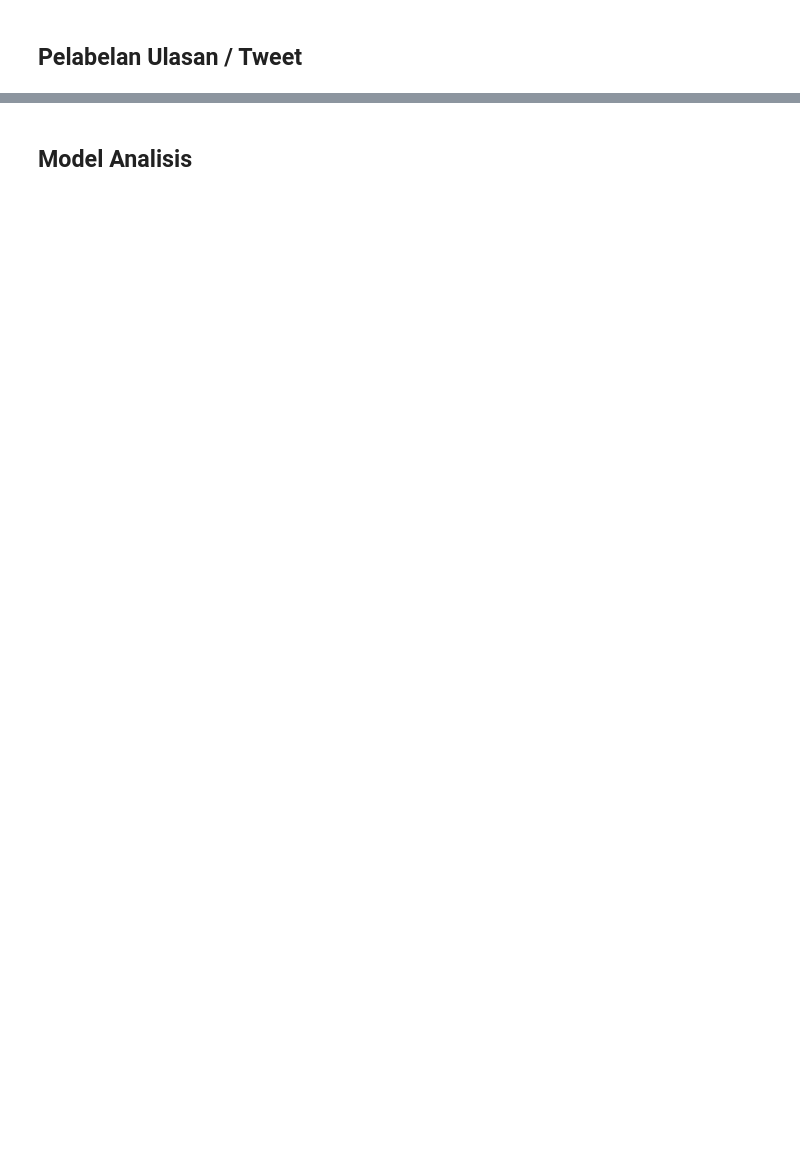
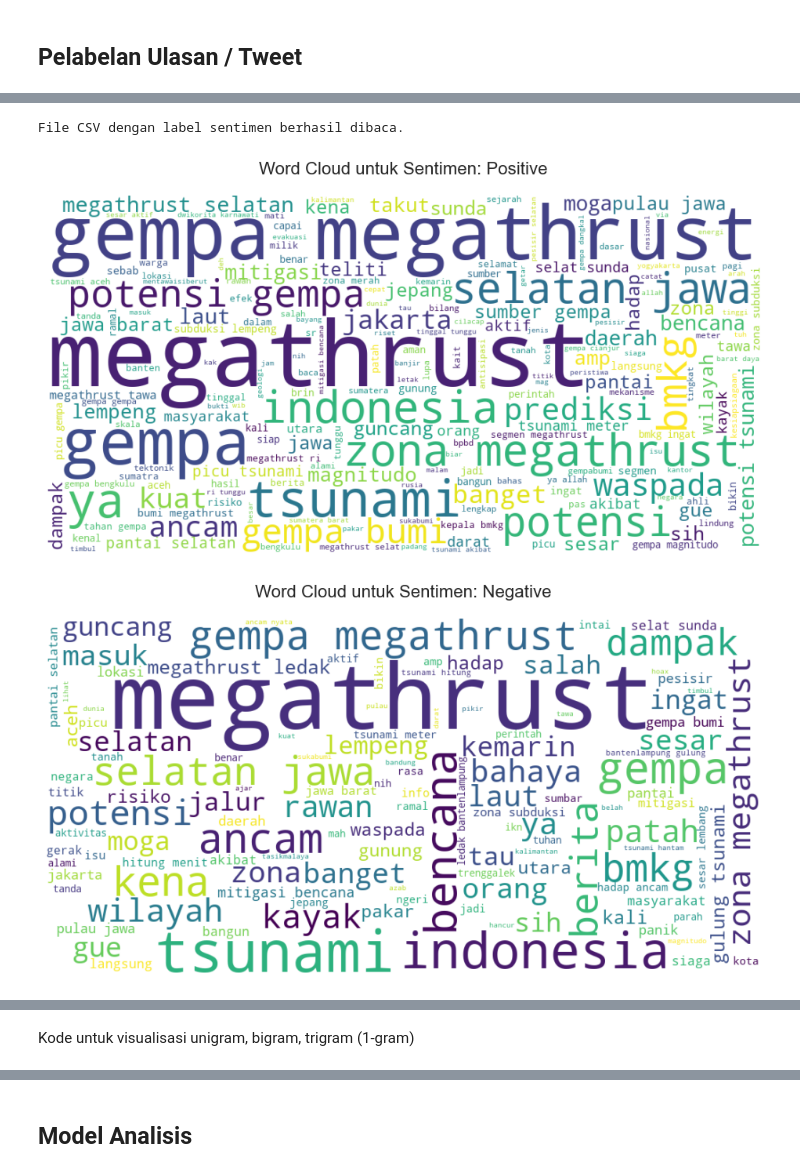
Before and after one commit to rixxx1810/Analisis-Sentimen-PemTeks, a Jupyter notebook: main.ipynb, the cells around one changed output, grey strips where cells are left out. Saved outputs shown, nothing was run; the diff lists cells and outputs as text; code cells hidden in the pictures; blank space fills up the shorter version.

```diff
--- a/main.ipynb
+++ b/main.ipynb
@@ -331,6 +484,6 @@ memory usage: 14.1+ KB
 # %%
 import pandas as pd
 # Langsung baca file dan tampilkan 5 baris pertama
-data = pd.read_csv("dataset/DatasetTahap2PraPemro.csv")
+data = pd.read_csv("dataset/DatasetTahap5PraPemro.csv")
 print(data.head())
 # %% [output]
@@ -468,0 +656,62 @@ dtype: int64
+# %%
+import pandas as pd
+from wordcloud import WordCloud
+import matplotlib.pyplot as plt
+
+# --- FUNGSI UNTUK MEMBUAT WORD CLOUD ---
+def buat_wordcloud_sentimen(df, sentimen):
+    """
+    Fungsi untuk memfilter data berdasarkan sentimen dan membuat Word Cloud.
+    - df: DataFrame yang berisi kolom 'steming_data' dan 'label'.
+    - sentimen: String nama sentimen ('positive', 'negative', atau 'neutral').
+    """
+    # Filter DataFrame hanya untuk sentimen yang dipilih
+    df_sentimen = df[df['label'] == sentimen]
+
+    # Gabungkan semua teks dari data yang sudah difilter
+    all_text = ' '.join(df_sentimen['steming_data'].astype(str))
+
+    # Cek apakah ada teks untuk dibuat Word Cloud
+    if not all_text.strip():
+        print(f"Tidak ada data teks untuk sentimen '{sentimen}'. Word Cloud tidak dibuat.")
+        return
+
+    # Membuat objek WordCloud
+    wordcloud = WordCloud(width=1000, height=500, background_color='white',
+                          colormap='viridis', min_font_size=10).generate(all_text)
+
+    # Menampilkan Word Cloud
+    plt.figure(figsize=(10, 5))
+    plt.imshow(wordcloud, interpolation='bilinear')
+    plt.axis("off")
+    # Judul dinamis sesuai sentimen
+    plt.title(f"Word Cloud untuk Sentimen: {sentimen.capitalize()}", fontsize=16, pad=20)
+    plt.tight_layout(pad=0)
+    plt.show()
+
+# --- CONTOH PENGGUNAAN ---
+
+try:
+    # 1. Muat data yang sudah memiliki label sentimen
+    # Pastikan file ini berisi kolom 'steming_data' dan 'label'
+    data = pd.read_csv("dataset/DatasetTahap6HasilPelabelan.csv")
+    print("File CSV dengan label sentimen berhasil dibaca.")
+
+    # Pastikan tidak ada nilai kosong di kolom yang relevan
+    data.dropna(subset=['steming_data', 'label'], inplace=True)
+
+    # 2. Daftar sentimen yang ingin divisualisasikan
+    daftar_sentimen = ['positive', 'negative', 'neutral']
+
+    # 3. Buat Word Cloud untuk setiap sentimen dalam daftar
+    for sentimen in daftar_sentimen:
+        buat_wordcloud_sentimen(data, sentimen)
+
+except FileNotFoundError:
+    print("Error: File 'dataset/DatasetTahap6HasilPelabelan.csv' tidak ditemukan.")
+except KeyError:
+    print("Error: Pastikan file CSV Anda memiliki kolom 'steming_data' dan 'label'.")
+# %% [output]
+File CSV dengan label sentimen berhasil dibaca.
+[figure, added]
+[figure, added]
@@ -468,0 +719,2 @@ dtype: int64
+# %% [markdown]
+Kode untuk visualisasi unigram, bigram, trigram (1-gram)
```
Also changed, not shown: parts of 29 cells of this notebook, 9 other files.
